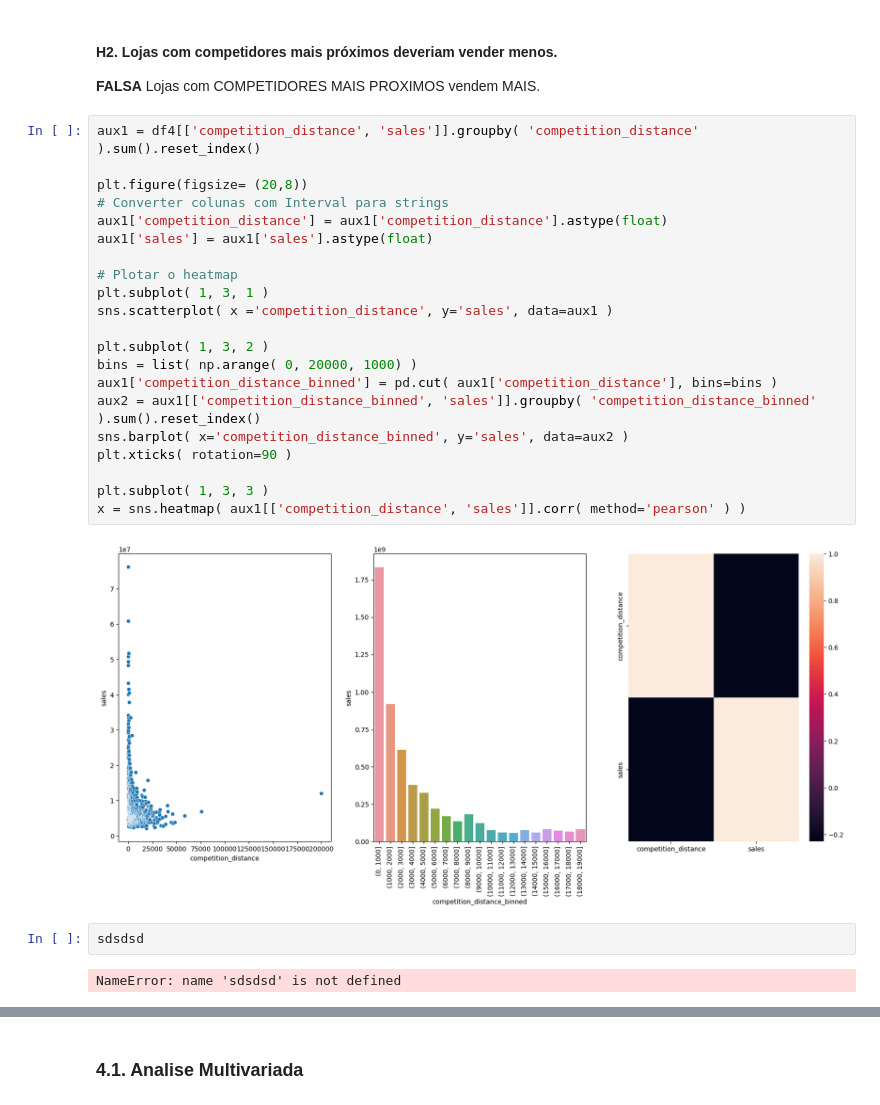
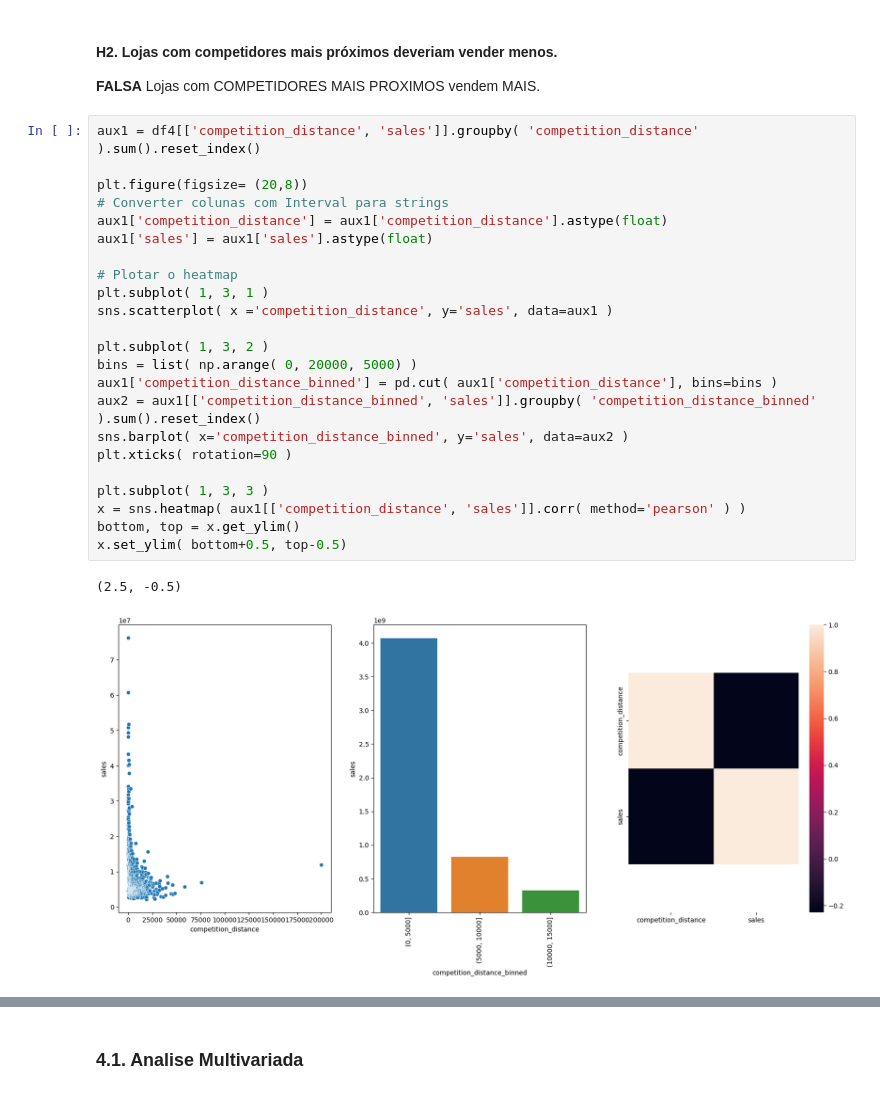
Before and after one commit to OliveiraMatheuss/Rossmann-Sales, a Jupyter notebook: p4_EDA.ipynb, the cells around one changed output, grey strips where cells are left out. Drawn from its saved outputs; the diff is of its cells as text.

```diff
--- a/p4_EDA.ipynb
+++ b/p4_EDA.ipynb
@@ -111,27 +112,26 @@ plt.show()
 # %%
 aux1 = df4[['competition_distance', 'sales']].groupby( 'competition_distance' ).sum().reset_index()
 
 plt.figure(figsize= (20,8))
 # Converter colunas com Interval para strings
 aux1['competition_distance'] = aux1['competition_distance'].astype(float)
 aux1['sales'] = aux1['sales'].astype(float)
 
 # Plotar o heatmap
 plt.subplot( 1, 3, 1 )
 sns.scatterplot( x ='competition_distance', y='sales', data=aux1 )
 
 plt.subplot( 1, 3, 2 )
-bins = list( np.arange( 0, 20000, 1000) )
+bins = list( np.arange( 0, 20000, 5000) )
 aux1['competition_distance_binned'] = pd.cut( aux1['competition_distance'], bins=bins )
 aux2 = aux1[['competition_distance_binned', 'sales']].groupby( 'competition_distance_binned' ).sum().reset_index()
 sns.barplot( x='competition_distance_binned', y='sales', data=aux2 )
 plt.xticks( rotation=90 )
 
 plt.subplot( 1, 3, 3 )
 x = sns.heatmap( aux1[['competition_distance', 'sales']].corr( method='pearson' ) )
+bottom, top = x.get_ylim()
+x.set_ylim( bottom+0.5, top-0.5)
 # %% [output]
+(2.5, -0.5)
-[figure, old version]
+[figure, new version]
-# %%
-sdsdsd
-# %% [output]
-NameError: name 'sdsdsd' is not defined
```
Also changed, not shown: parts of 7 cells of this notebook.
